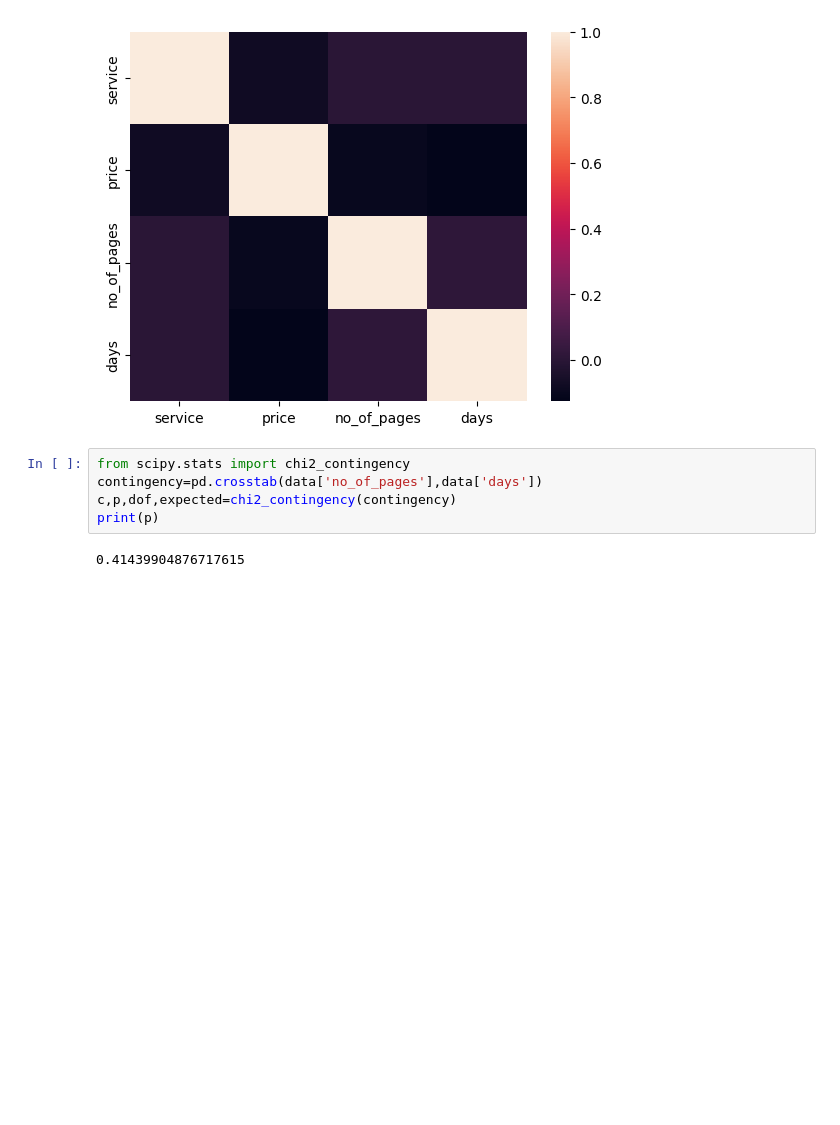
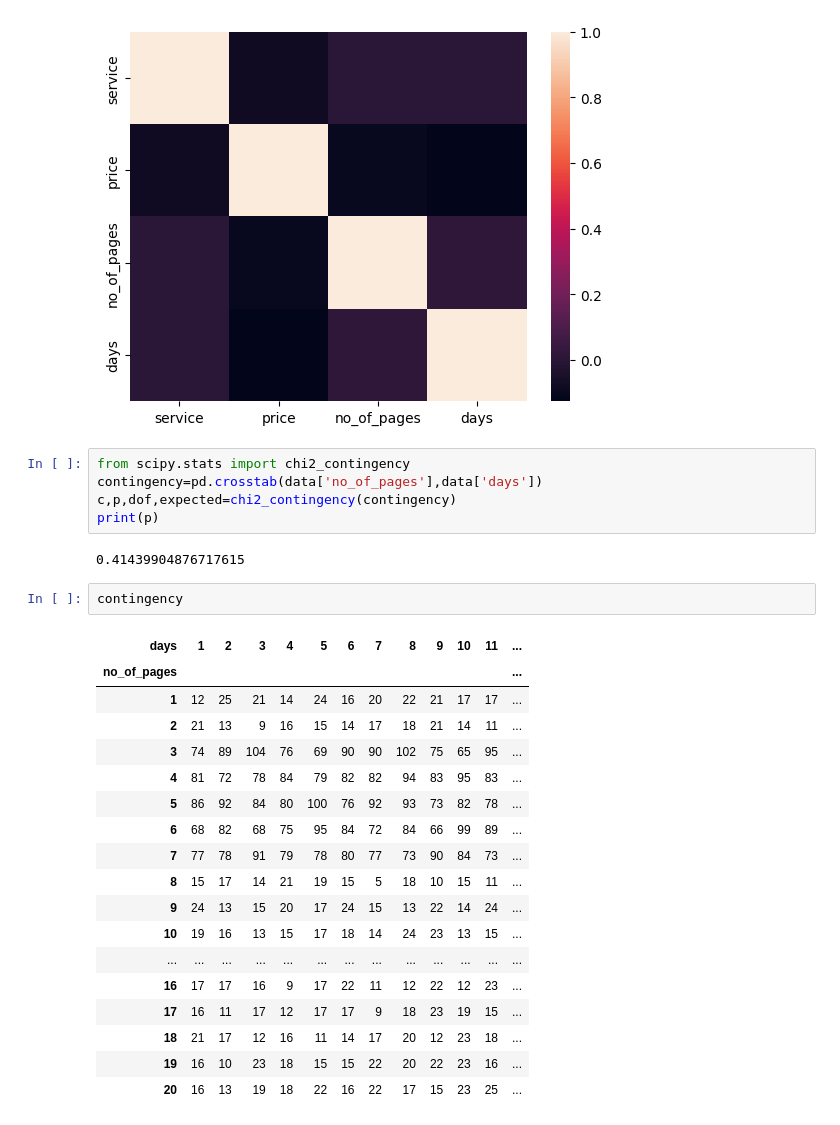
Before and after one commit to Raghav-Mundhara/Sem6_Labs, a Jupyter notebook: AIDS/Expt4/Expt4.ipynb, the cells around one changed output. Saved outputs shown, nothing was run; the diff lists cells and outputs as text; blank space fills up the shorter version.

```diff
--- a/AIDS/Expt4/Expt4.ipynb
+++ b/AIDS/Expt4/Expt4.ipynb
@@ -139,3 +139,24 @@ c,p,dof,expected=chi2_contingency(contingency)
 print(p)
 # %% [output]
 0.41439904876717615
+# %%
+contingency
+# %% [output]
+| days | 1 | 2 | 3 | 4 | 5 | 6 | 7 | 8 | 9 | 10 | 11 | ... |
+| no_of_pages |  |  |  |  |  |  |  |  |  |  |  | ... |
+| 1 | 12 | 25 | 21 | 14 | 24 | 16 | 20 | 22 | 21 | 17 | 17 | ... |
+| 2 | 21 | 13 | 9 | 16 | 15 | 14 | 17 | 18 | 21 | 14 | 11 | ... |
+| 3 | 74 | 89 | 104 | 76 | 69 | 90 | 90 | 102 | 75 | 65 | 95 | ... |
+| 4 | 81 | 72 | 78 | 84 | 79 | 82 | 82 | 94 | 83 | 95 | 83 | ... |
+| 5 | 86 | 92 | 84 | 80 | 100 | 76 | 92 | 93 | 73 | 82 | 78 | ... |
+| 6 | 68 | 82 | 68 | 75 | 95 | 84 | 72 | 84 | 66 | 99 | 89 | ... |
+| 7 | 77 | 78 | 91 | 79 | 78 | 80 | 77 | 73 | 90 | 84 | 73 | ... |
+| 8 | 15 | 17 | 14 | 21 | 19 | 15 | 5 | 18 | 10 | 15 | 11 | ... |
+| 9 | 24 | 13 | 15 | 20 | 17 | 24 | 15 | 13 | 22 | 14 | 24 | ... |
+| 10 | 19 | 16 | 13 | 15 | 17 | 18 | 14 | 24 | 23 | 13 | 15 | ... |
+| ... | ... | ... | ... | ... | ... | ... | ... | ... | ... | ... | ... | ... |
+| 16 | 17 | 17 | 16 | 9 | 17 | 22 | 11 | 12 | 22 | 12 | 23 | ... |
+| 17 | 16 | 11 | 17 | 12 | 17 | 17 | 9 | 18 | 23 | 19 | 15 | ... |
+| 18 | 21 | 17 | 12 | 16 | 11 | 14 | 17 | 20 | 12 | 23 | 18 | ... |
+| 19 | 16 | 10 | 23 | 18 | 15 | 15 | 22 | 20 | 22 | 23 | 16 | ... |
+| 20 | 16 | 13 | 19 | 18 | 22 | 16 | 22 | 17 | 15 | 23 | 25 | ... |
```
Also changed, not shown: 6 other files.
